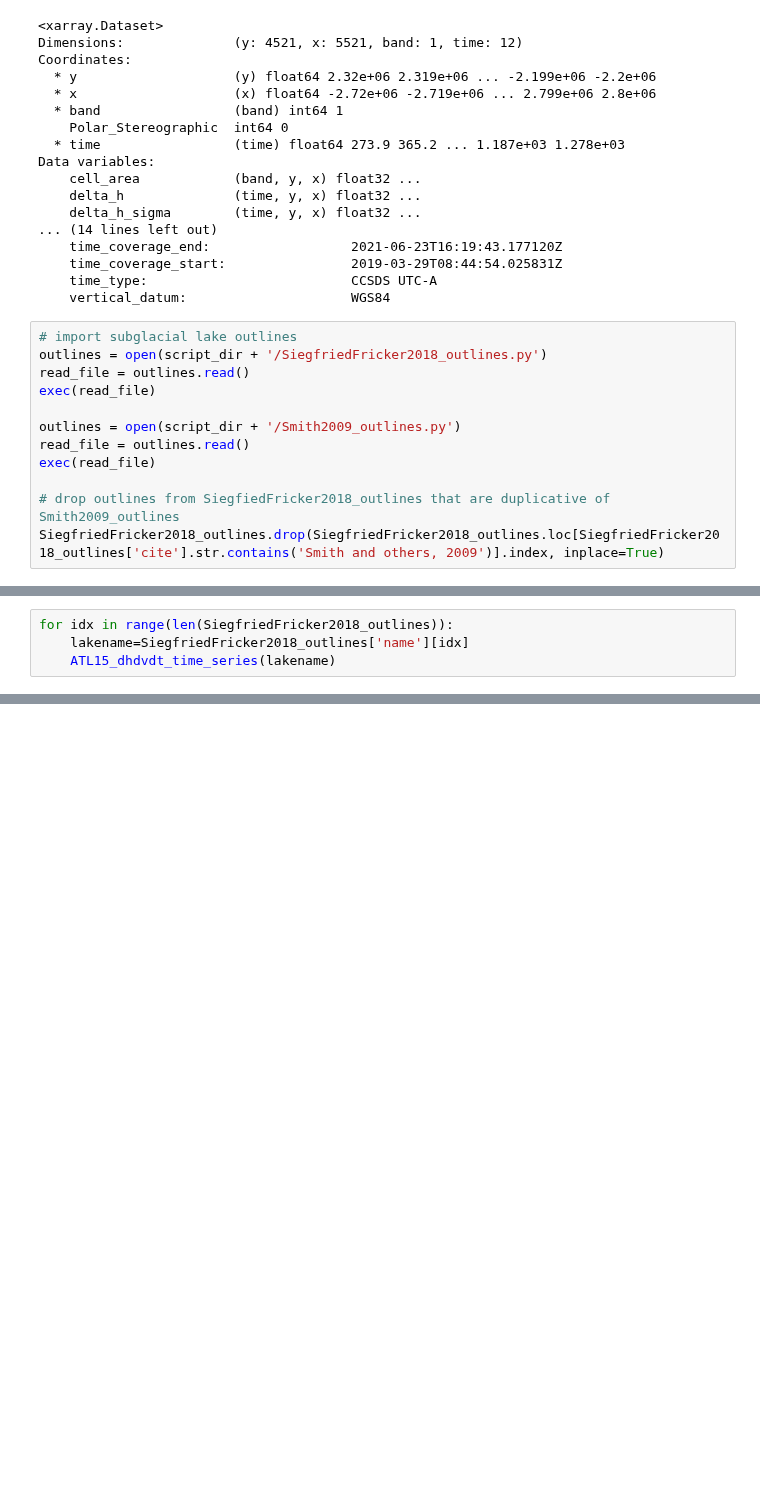
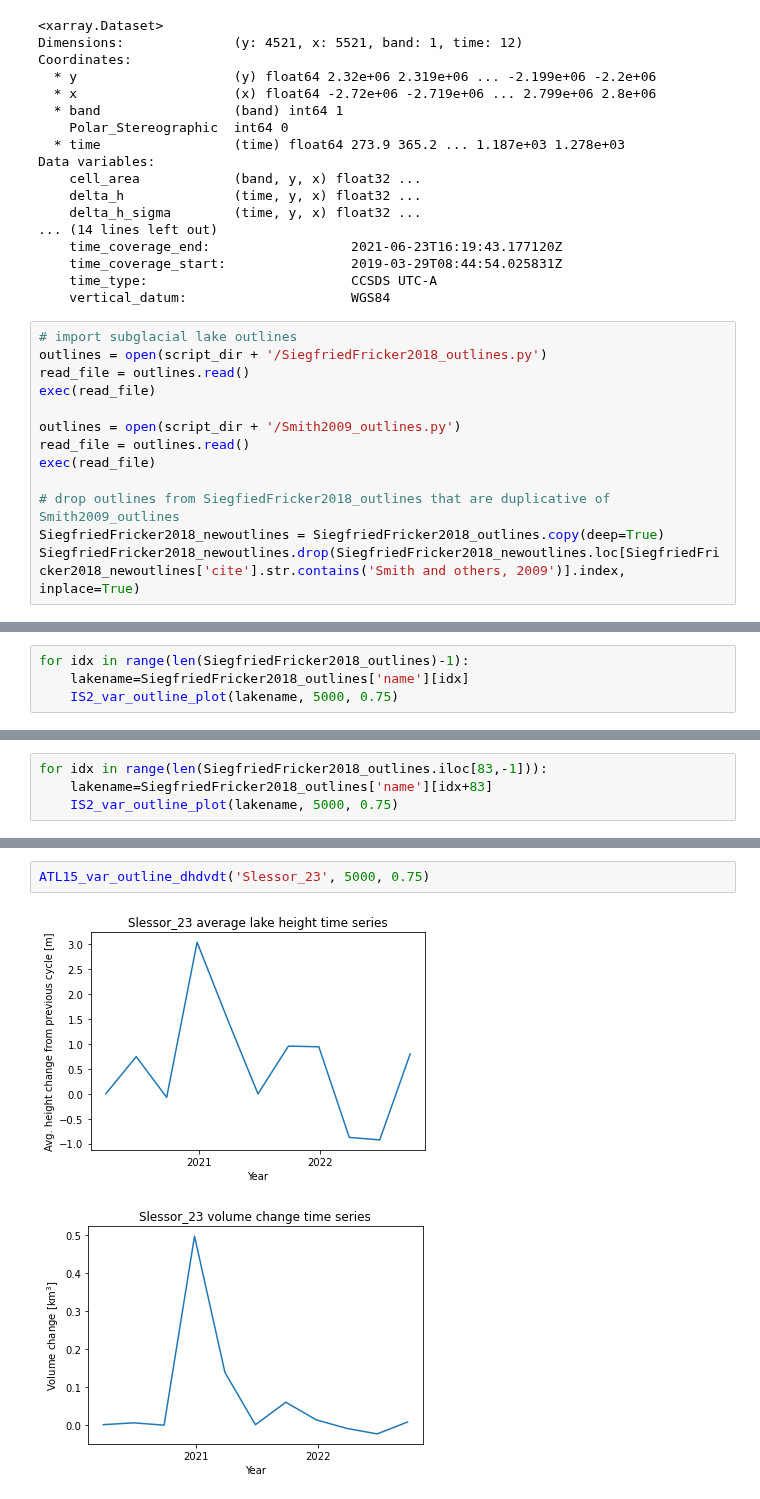
Before and after one commit to wsauthoff/Sauthoff-2025-GRL, a Jupyter notebook: ATL15-variable-outlines-dvdt.ipynb, the cells around one changed output, grey strips where cells are left out. Cells and saved outputs as stored; diff of their text form; blank space fills up the shorter version.

Commit message:
Update ATL15-variable-outlines-dvdt.ipynb
added function to calculate and plot dh/dt and dv/dt time series

```diff
--- a/ATL15-variable-outlines-dvdt.ipynb
+++ b/ATL15-variable-outlines-dvdt.ipynb
@@ -57,4 +58,5 @@ read_file = outlines.read()
 exec(read_file)
 
 # drop outlines from SiegfiedFricker2018_outlines that are duplicative of Smith2009_outlines
-SiegfriedFricker2018_outlines.drop(SiegfriedFricker2018_outlines.loc[SiegfriedFricker2018_outlines['cite'].str.contains('Smith and others, 2009')].index, inplace=True)
+SiegfriedFricker2018_newoutlines = SiegfriedFricker2018_outlines.copy(deep=True)
+SiegfriedFricker2018_newoutlines.drop(SiegfriedFricker2018_newoutlines.loc[SiegfriedFricker2018_newoutlines['cite'].str.contains('Smith and others, 2009')].index, inplace=True)
@@ -247,4 +261,4 @@ NameError: name 'XX' is not defined
 # %%
-for idx in range(len(SiegfriedFricker2018_outlines)):
+for idx in range(len(SiegfriedFricker2018_outlines)-1):
     lakename=SiegfriedFricker2018_outlines['name'][idx]
-    ATL15_dhdvdt_time_series(lakename)
+    IS2_var_outline_plot(lakename, 5000, 0.75)
@@ -250,0 +273,4 @@ for idx in range(len(SiegfriedFricker2018_outlines)):
+# %%
+for idx in range(len(SiegfriedFricker2018_outlines.iloc[83,-1])):
+    lakename=SiegfriedFricker2018_outlines['name'][idx+83]
+    IS2_var_outline_plot(lakename, 5000, 0.75)
@@ -250,0 +415,5 @@ for idx in range(len(SiegfriedFricker2018_outlines)):
+# %%
+ATL15_var_outline_dhdvdt('Slessor_23', 5000, 0.75)
+# %% [output]
+[figure, added]
+[figure, added]
```
Also changed, not shown: parts of 14 cells of this notebook.
